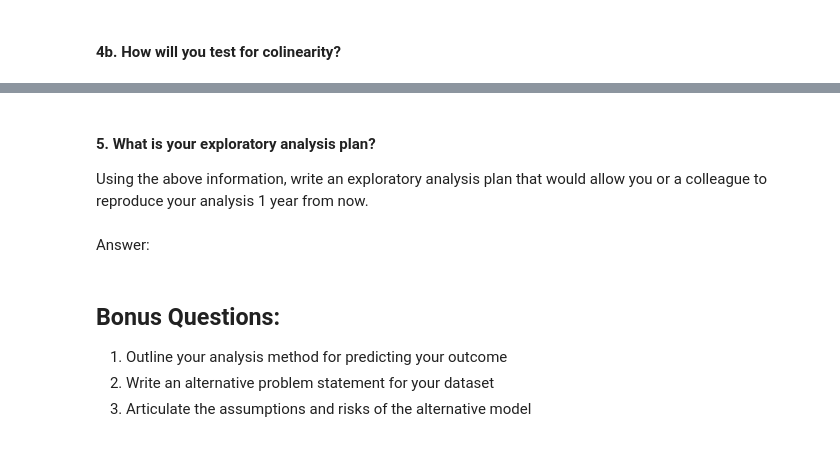
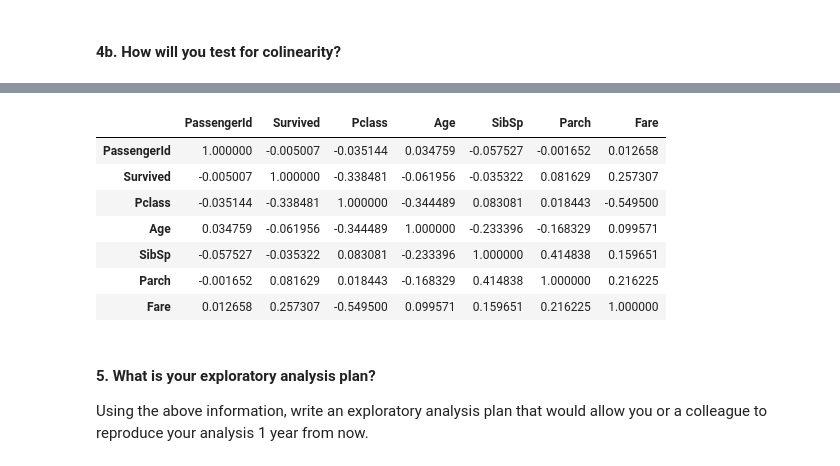
Before and after one commit to WhatShihWrote/data-science-class, a Jupyter notebook: projects/terri-shih-project1.ipynb, the cells around one changed output, grey strips where cells are left out. Cells and saved outputs as stored; diff of their text form; code cells hidden in the pictures.

```diff
--- a/projects/terri-shih-project1.ipynb
+++ b/projects/terri-shih-project1.ipynb
@@ -171,0 +189,4 @@ SyntaxError: invalid syntax (<ipython-input-6-15a6372effe2>, line 1)
+# %%
+titanic_df["Embarked"] = titanic_df["Embarked"].fillna("S") # Replace all null Embarked with S, the most common value
+titanic_df["Fare"].fillna(test_df["Fare"].median(), inplace=True) #Replace null Fare values with median
+titanic_df["Age"].fillna(test_df["Age"].median(), inplace=True) #Replace null Age values with median
@@ -188,2 +329,17 @@ Answer:
+# %%
+# Correlation matrix
+
+titanic_df.corr()
+
+# Based on this matrix, it doesn't look as though any 2 covariates have a very strong linear relationship with one another
+# %% [output]
+|  | PassengerId | Survived | Pclass | Age | SibSp | Parch | Fare |
+| PassengerId | 1.000000 | -0.005007 | -0.035144 | 0.034759 | -0.057527 | -0.001652 | 0.012658 |
+| Survived | -0.005007 | 1.000000 | -0.338481 | -0.061956 | -0.035322 | 0.081629 | 0.257307 |
+| Pclass | -0.035144 | -0.338481 | 1.000000 | -0.344489 | 0.083081 | 0.018443 | -0.549500 |
+| Age | 0.034759 | -0.061956 | -0.344489 | 1.000000 | -0.233396 | -0.168329 | 0.099571 |
+| SibSp | -0.057527 | -0.035322 | 0.083081 | -0.233396 | 1.000000 | 0.414838 | 0.159651 |
+| Parch | -0.001652 | 0.081629 | 0.018443 | -0.168329 | 0.414838 | 1.000000 | 0.216225 |
+| Fare | 0.012658 | 0.257307 | -0.549500 | 0.099571 | 0.159651 | 0.216225 | 1.000000 |
 # %% [markdown]
 #### 5. What is your exploratory analysis plan?
@@ -190,8 +347 @@ Answer:
 Using the above information, write an exploratory analysis plan that would allow you or a colleague to reproduce your analysis 1 year from now.
-# %% [markdown]
-Answer:
-# %% [markdown]
-## Bonus Questions:
-1. Outline your analysis method for predicting your outcome
-2. Write an alternative problem statement for your dataset
-3. Articulate the assumptions and risks of the alternative model
```
Also changed, not shown: parts of 19 cells of this notebook.
